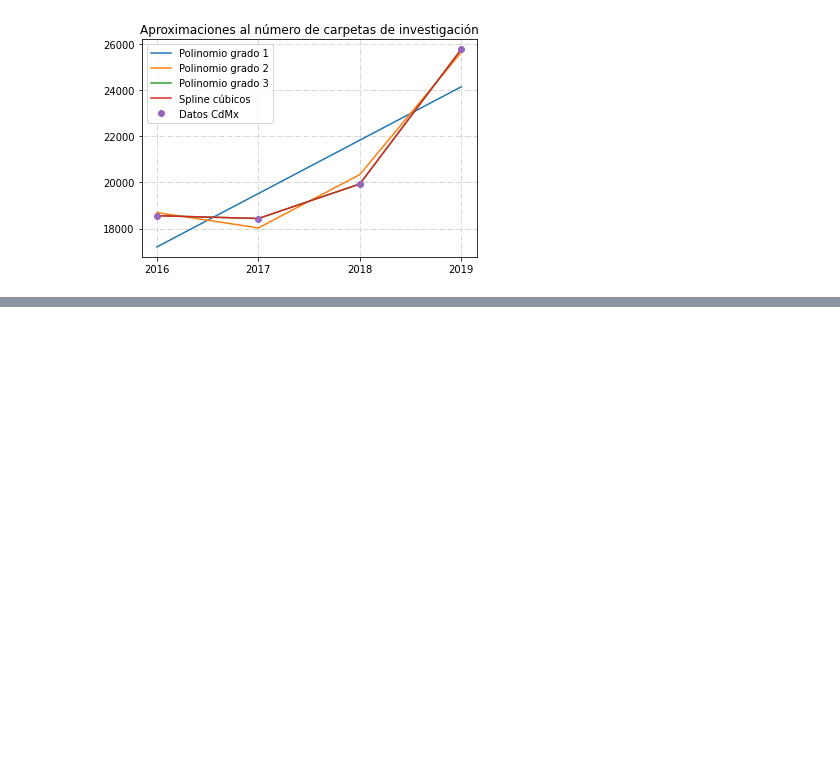
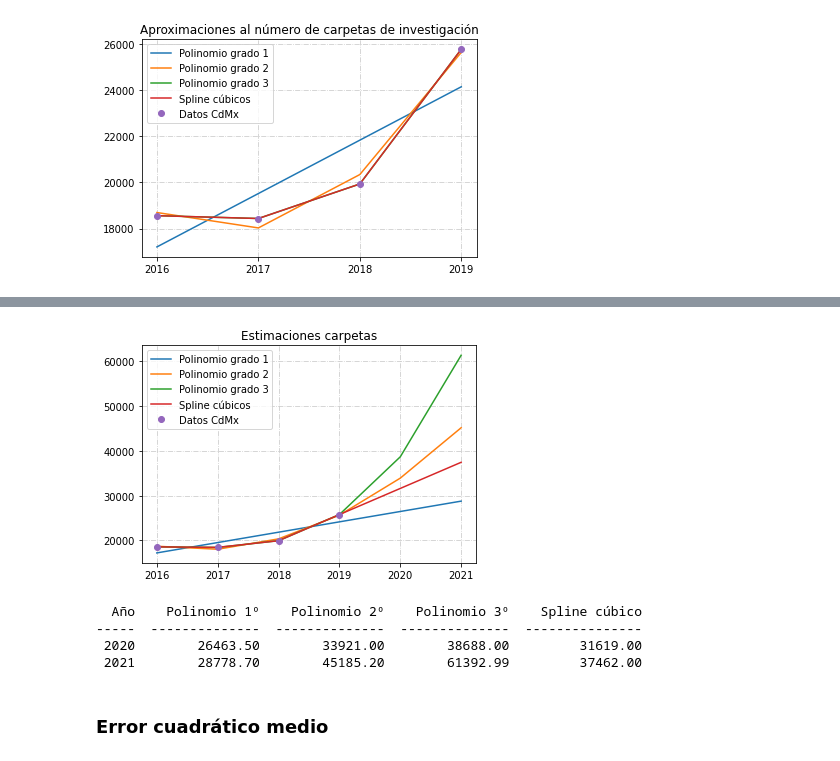
Before and after one commit to prope-2020-gh-classroom/practica-final-por-equipos-verano-2020-itam-patyua, a Jupyter notebook: Estimaciones.ipynb, the cells around one changed output, grey strips where cells are left out. Cells and saved outputs as stored; diff of their text form; code cells hidden in the pictures; blank space fills up the shorter version.

```diff
--- a/Estimaciones.ipynb
+++ b/Estimaciones.ipynb
@@ -101,0 +275,38 @@ plt.show()
+# %%
+y1 = (y_pol_1[0],y_pol_1[1],y_pol_1[2],y_pol_1[3],y_estim_1[0],y_estim_1[1])
+# %%
+y2 = (y_pol_2[0],y_pol_2[1],y_pol_2[2],y_pol_2[3],y_estim_2[0],y_estim_2[1])
+# %%
+y3 = (y_pol_3[0],y_pol_3[1],y_pol_3[2],y_pol_3[3],y_estim_3[0],y_estim_3[1])
+# %%
+splin = (y_spl[0],y_spl[1],y_spl[2],y_spl[3],y_estim_spl[0],y_estim_spl[1])
+# %%
+plt.plot(x_eval, y1,
+         x_eval, y2,
+         x_eval, y3,
+         x_eval, splin,
+         x, y, 'o')
+plt.legend(["Polinomio grado 1",
+           "Polinomio grado 2",
+           "Polinomio grado 3",
+           "Spline cúbicos",
+           "Datos CdMx"])
+plt.rc('grid', linestyle="-.", color='#CCCCCC')
+plt.grid(True)
+plt.savefig('Estim_carpetas.png')
+plt.title("Estimaciones carpetas")
+plt.show()
+# %% [output]
+[figure, added]
+# %%
+print(tabulate([['2020', y_estim_1[0], y_estim_2[0], y_estim_3[0], y_estim_spl[0]],
+                ['2021', y_estim_1[1], y_estim_2[1], y_estim_3[1], y_estim_spl[1]]],
+               headers=['Año', 'Polinomio 1º', 'Polinomio 2º', 'Polinomio 3º', 'Spline cúbico'],
+              floatfmt=".2f"))
+# %% [output]
+  Año    Polinomio 1º    Polinomio 2º    Polinomio 3º    Spline cúbico
+-----  --------------  --------------  --------------  ---------------
+ 2020        26463.50        33921.00        38688.00         31619.00
+ 2021        28778.70        45185.20        61392.99         37462.00
+# %% [markdown]
+### Error cuadrático medio
```
Also changed, not shown: parts of 56 cells of this notebook.
